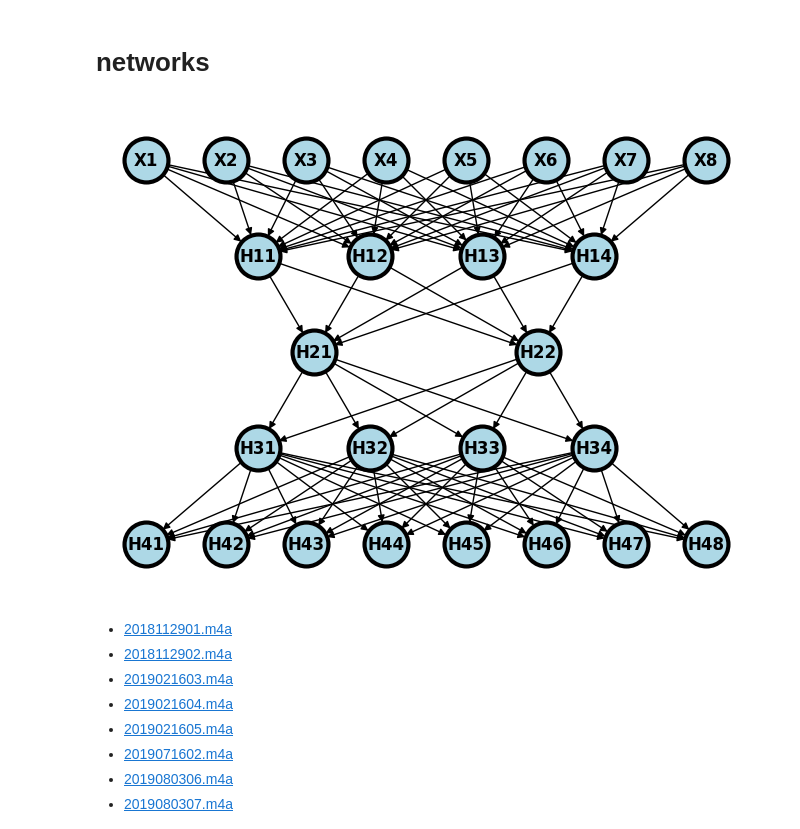
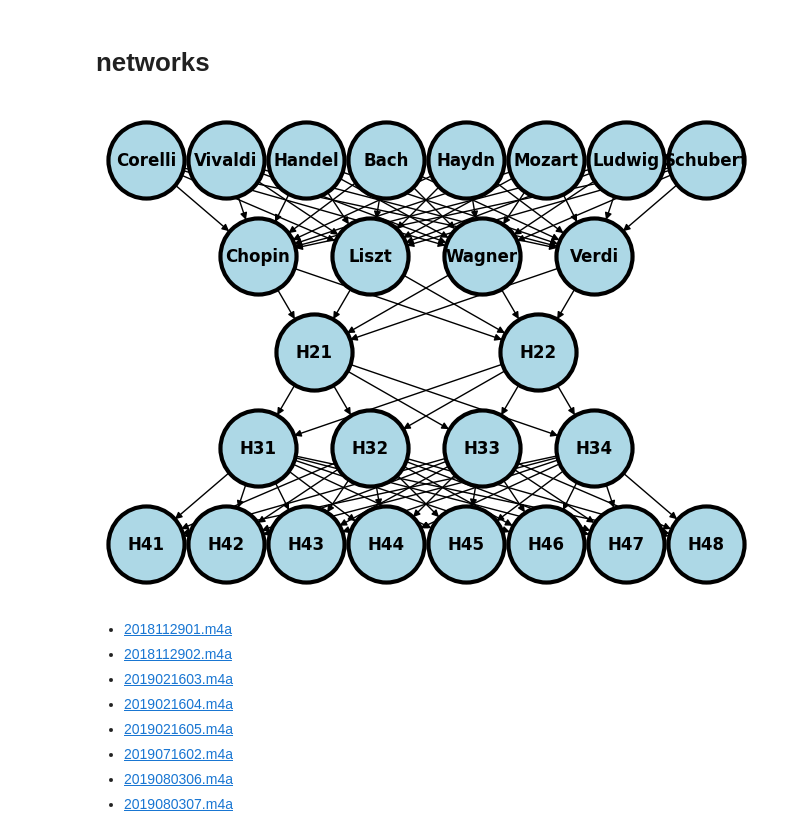
Before and after one commit to muzaale/destruction, a Jupyter notebook: _build/jupyter_execute/networks.ipynb, the cells around one changed output. Cells and saved outputs as stored; diff of their text form; code cells hidden in the pictures.

```diff
--- a/_build/jupyter_execute/networks.ipynb
+++ b/_build/jupyter_execute/networks.ipynb
@@ -8,19 +8,19 @@ import sklearn as skl
 
 #plt.figure(figsize=[2, 2])
 G = nx.DiGraph()
-G.add_node("X1",  pos = (0, 5) )
-G.add_node("X2",  pos = (1, 5) )
-G.add_node("X3",  pos = (2, 5) )
-G.add_node("X4",  pos = (3, 5) )
-G.add_node("X5",  pos = (4, 5) )
-G.add_node("X6",  pos = (5, 5) )
-G.add_node("X7",  pos = (6, 5) )
-G.add_node("X8",  pos = (7, 5) )
+G.add_node("Corelli",  pos = (0, 5) )
+G.add_node("Vivaldi",  pos = (1, 5) )
+G.add_node("Handel",  pos = (2, 5) )
+G.add_node("Bach",  pos = (3, 5) )
+G.add_node("Haydn",  pos = (4, 5) )
+G.add_node("Mozart",  pos = (5, 5) )
+G.add_node("Ludwig",  pos = (6, 5) )
+G.add_node("Schubert",  pos = (7, 5) )
 
-G.add_node("H11",  pos = (1.4, 4) )
-G.add_node("H12",  pos = (2.8, 4) )
-G.add_node("H13",  pos = (4.2, 4) )
-G.add_node("H14",  pos = (5.6, 4) )
+G.add_node("Chopin",  pos = (1.4, 4) )
+G.add_node("Liszt",  pos = (2.8, 4) )
+G.add_node("Wagner",  pos = (4.2, 4) )
+G.add_node("Verdi",  pos = (5.6, 4) )
 
 G.add_node("H21",  pos = (2.1, 3) )
 G.add_node("H22",  pos = (4.9, 3) )
@@ -40,50 +40,50 @@ G.add_node("H46",  pos = (5, 1) )
 G.add_node("H47",  pos = (6, 1) )
 G.add_node("H48",  pos = (7, 1) )
 
-G.add_edges_from([ ("X1", "H11"),  ("X1", "H12"),  ("X1", "H13"),  ("X1", "H14")])
-G.add_edges_from([ ("X2", "H11"),  ("X2", "H12"),  ("X2", "H13"),  ("X2", "H14")])
-G.add_edges_from([ ("X3", "H11"),  ("X3", "H12"),  ("X3", "H13"),  ("X3", "H14")])
-G.add_edges_from([ ("X4", "H11"),  ("X4", "H12"),  ("X4", "H13"),  ("X4", "H14")])
-G.add_edges_from([ ("X5", "H11"),  ("X5", "H12"),  ("X5", "H13"),  ("X5", "H14")])
-G.add_edges_from([ ("X6", "H11"),  ("X6", "H12"),  ("X6", "H13"),  ("X6", "H14")])
-G.add_edges_from([ ("X7", "H11"),  ("X7", "H12"),  ("X7", "H13"),  ("X7", "H14")])
-G.add_edges_from([ ("X8", "H11"),  ("X8", "H12"),  ("X8", "H13"),  ("X8", "H14")])
+G.add_edges_from([ ("Corelli", "Chopin"),  ("Corelli", "Liszt"),  ("Corelli", "Wagner"),  ("Corelli", "Verdi")])
+G.add_edges_from([ ("Vivaldi", "Chopin"),  ("Vivaldi", "Liszt"),  ("Vivaldi", "Wagner"),  ("Vivaldi", "Verdi")])
+G.add_edges_from([ ("Handel", "Chopin"),  ("Handel", "Liszt"),  ("Handel", "Wagner"),  ("Handel", "Verdi")])
+G.add_edges_from([ ("Bach", "Chopin"),  ("Bach", "Liszt"),  ("Bach", "Wagner"),  ("Bach", "Verdi")])
+G.add_edges_from([ ("Haydn", "Chopin"),  ("Haydn", "Liszt"),  ("Haydn", "Wagner"),  ("Haydn", "Verdi")])
+G.add_edges_from([ ("Mozart", "Chopin"),  ("Mozart", "Liszt"),  ("Mozart", "Wagner"),  ("Mozart", "Verdi")])
+G.add_edges_from([ ("Ludwig", "Chopin"),  ("Ludwig", "Liszt"),  ("Ludwig", "Wagner"),  ("Ludwig", "Verdi")])
+G.add_edges_from([ ("Schubert", "Chopin"),  ("Schubert", "Liszt"),  ("Schubert", "Wagner"),  ("Schubert", "Verdi")])
 
-G.add_edges_from([ ("H11", "H21"),  ("H11", "H22")])
-G.add_edges_from([ ("H12", "H21"),  ("H12", "H22")])
-G.add_edges_from([ ("H13", "H21"),  ("H13", "H22")])
-G.add_edges_from([ ("H14", "H21"),  ("H14", "H22")])
+G.add_edges_from([ ("Chopin", "H21"),  ("Chopin", "H22")])
+G.add_edges_from([ ("Liszt", "H21"),  ("Liszt", "H22")])
+G.add_edges_from([ ("Wagner", "H21"),  ("Wagner", "H22")])
+G.add_edges_from([ ("Verdi", "H21"),  ("Verdi", "H22")])
 
 
 G.add_edges_from([ ("H21", "H31"),  ("H21", "H32"),  ("H21", "H33"),  ("H21", "H34")])
 G.add_edges_from([ ("H22", "H31"),  ("H22", "H32"),  ("H22", "H33"),  ("H22", "H34")])
 
 G.add_edges_from([ ("H31", "H41"),  ("H31", "H42"),  ("H31", "H43"),  ("H31", "H44")])
 G.add_edges_from([ ("H31", "H45"),  ("H31", "H46"),  ("H31", "H47"),  ("H31", "H48")])
 G.add_edges_from([ ("H32", "H41"),  ("H32", "H42"),  ("H32", "H43"),  ("H32", "H44")])
 G.add_edges_from([ ("H32", "H45"),  ("H32", "H46"),  ("H32", "H47"),  ("H32", "H48")])
 G.add_edges_from([ ("H33", "H41"),  ("H33", "H42"),  ("H33", "H43"),  ("H33", "H44")])
 G.add_edges_from([ ("H33", "H45"),  ("H33", "H46"),  ("H33", "H47"),  ("H33", "H48")])
 G.add_edges_from([ ("H34", "H41"),  ("H34", "H42"),  ("H34", "H43"),  ("H34", "H44")])
 G.add_edges_from([ ("H34", "H45"),  ("H34", "H46"),  ("H34", "H47"),  ("H34", "H48")])
 
 
 #G.add_edges_from([("H11", "H21"), ("H11", "H22"), ("H12", "H21"), ("H12", "H22")])
 #G.add_edges_from([("H21", "Y"), ("H22", "Y")])
 nx.draw(G,
         nx.get_node_attributes(G, 'pos'),
         with_labels=True,
         font_weight='bold',
-        node_size = 1000,
+        node_size = 3000,
         node_color = "lightblue",
         linewidths = 3)
 ax= plt.gca()
 ax.collections[0].set_edgecolor("#000000")
 ax.set_xlim([-.5, 7.5])
 ax.set_ylim([.5, 5.5])
 plt.show()
 # %% [output]
-[figure, old version]
+[figure, new version]
 # %% [markdown]
 
 * [2018112901.m4a](https://muzaale.github.io/destruction/_downloads/3f1c821e46a544ca53239b19324c8d92/2018112901.m4a)
```
Also changed, not shown: 7 other files.
